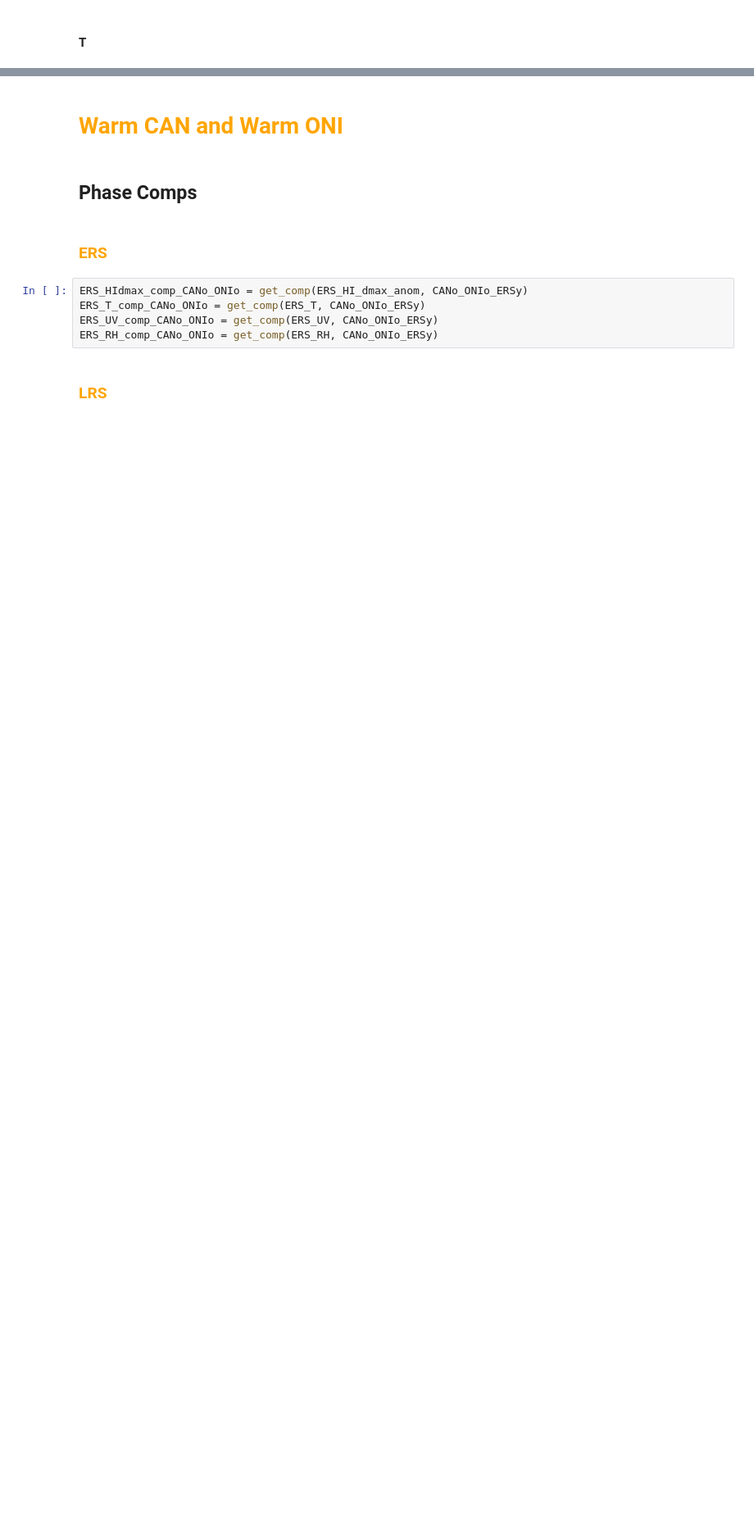
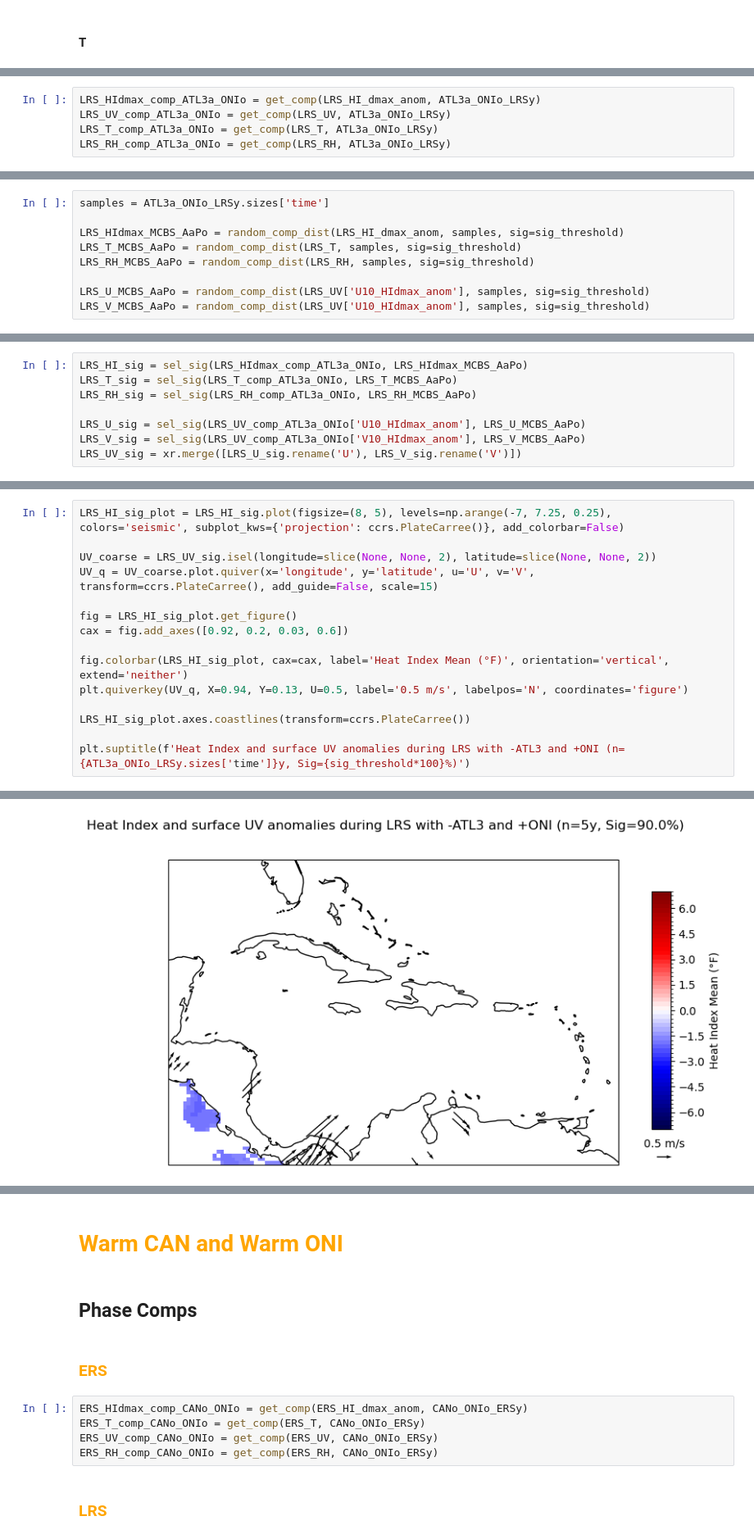
Before and after one commit to allan3prez/Caribe_Heat_AN, a Jupyter notebook: Plots/Sig_test_convolution.ipynb, the cells around one changed output, grey strips where cells are left out. Shown at 82% size. Saved outputs shown, nothing was run; the diff lists cells and outputs as text; blank space fills up the shorter version.

```diff
--- a/Plots/Sig_test_convolution.ipynb
+++ b/Plots/Sig_test_convolution.ipynb
@@ -576,0 +599,5 @@ Text(0.5, 0.98, 'T anomaly during LRS with +ATL3 and -ONI (n=2y, Sig=90.0%)')
+# %%
+LRS_HIdmax_comp_ATL3a_ONIo = get_comp(LRS_HI_dmax_anom, ATL3a_ONIo_LRSy)
+LRS_UV_comp_ATL3a_ONIo = get_comp(LRS_UV, ATL3a_ONIo_LRSy)
+LRS_T_comp_ATL3a_ONIo = get_comp(LRS_T, ATL3a_ONIo_LRSy)
+LRS_RH_comp_ATL3a_ONIo = get_comp(LRS_RH, ATL3a_ONIo_LRSy)
@@ -576,0 +614,9 @@ Text(0.5, 0.98, 'T anomaly during LRS with +ATL3 and -ONI (n=2y, Sig=90.0%)')
+# %%
+samples = ATL3a_ONIo_LRSy.sizes['time']
+
+LRS_HIdmax_MCBS_AaPo = random_comp_dist(LRS_HI_dmax_anom, samples, sig=sig_threshold)
+LRS_T_MCBS_AaPo = random_comp_dist(LRS_T, samples, sig=sig_threshold)
+LRS_RH_MCBS_AaPo = random_comp_dist(LRS_RH, samples, sig=sig_threshold)
+
+LRS_U_MCBS_AaPo = random_comp_dist(LRS_UV['U10_HIdmax_anom'], samples, sig=sig_threshold)
+LRS_V_MCBS_AaPo = random_comp_dist(LRS_UV['U10_HIdmax_anom'], samples, sig=sig_threshold)
@@ -576,0 +633,8 @@ Text(0.5, 0.98, 'T anomaly during LRS with +ATL3 and -ONI (n=2y, Sig=90.0%)')
+# %%
+LRS_HI_sig = sel_sig(LRS_HIdmax_comp_ATL3a_ONIo, LRS_HIdmax_MCBS_AaPo)
+LRS_T_sig = sel_sig(LRS_T_comp_ATL3a_ONIo, LRS_T_MCBS_AaPo)
+LRS_RH_sig = sel_sig(LRS_RH_comp_ATL3a_ONIo, LRS_RH_MCBS_AaPo)
+
+LRS_U_sig = sel_sig(LRS_UV_comp_ATL3a_ONIo['U10_HIdmax_anom'], LRS_U_MCBS_AaPo)
+LRS_V_sig = sel_sig(LRS_UV_comp_ATL3a_ONIo['V10_HIdmax_anom'], LRS_V_MCBS_AaPo)
+LRS_UV_sig = xr.merge([LRS_U_sig.rename('U'), LRS_V_sig.rename('V')])
@@ -576,0 +701,16 @@ Text(0.5, 0.98, 'T anomaly during LRS with +ATL3 and -ONI (n=2y, Sig=90.0%)')
+# %%
+LRS_HI_sig_plot = LRS_HI_sig.plot(figsize=(8, 5), levels=np.arange(-7, 7.25, 0.25), colors='seismic', subplot_kws={'projection': ccrs.PlateCarree()}, add_colorbar=False)
+
+UV_coarse = LRS_UV_sig.isel(longitude=slice(None, None, 2), latitude=slice(None, None, 2))
+UV_q = UV_coarse.plot.quiver(x='longitude', y='latitude', u='U', v='V', transform=ccrs.PlateCarree(), add_guide=False, scale=15)
+
+fig = LRS_HI_sig_plot.get_figure()
+cax = fig.add_axes([0.92, 0.2, 0.03, 0.6])
+
+fig.colorbar(LRS_HI_sig_plot, cax=cax, label='Heat Index Mean (°F)', orientation='vertical', extend='neither')
+plt.quiverkey(UV_q, X=0.94, Y=0.13, U=0.5, label='0.5 m/s', labelpos='N', coordinates='figure')
+
+LRS_HI_sig_plot.axes.coastlines(transform=ccrs.PlateCarree())
+
+plt.suptitle(f'Heat Index and surface UV anomalies during LRS with -ATL3 and +ONI (n={ATL3a_ONIo_LRSy.sizes['time']}y, Sig={sig_threshold*100}%)')
+# %% [output]
@@ -576,0 +718 @@ Text(0.5, 0.98, 'T anomaly during LRS with +ATL3 and -ONI (n=2y, Sig=90.0%)')
+[figure, added]
```
Also changed, not shown: parts of 61 cells of this notebook, 1 other file.
